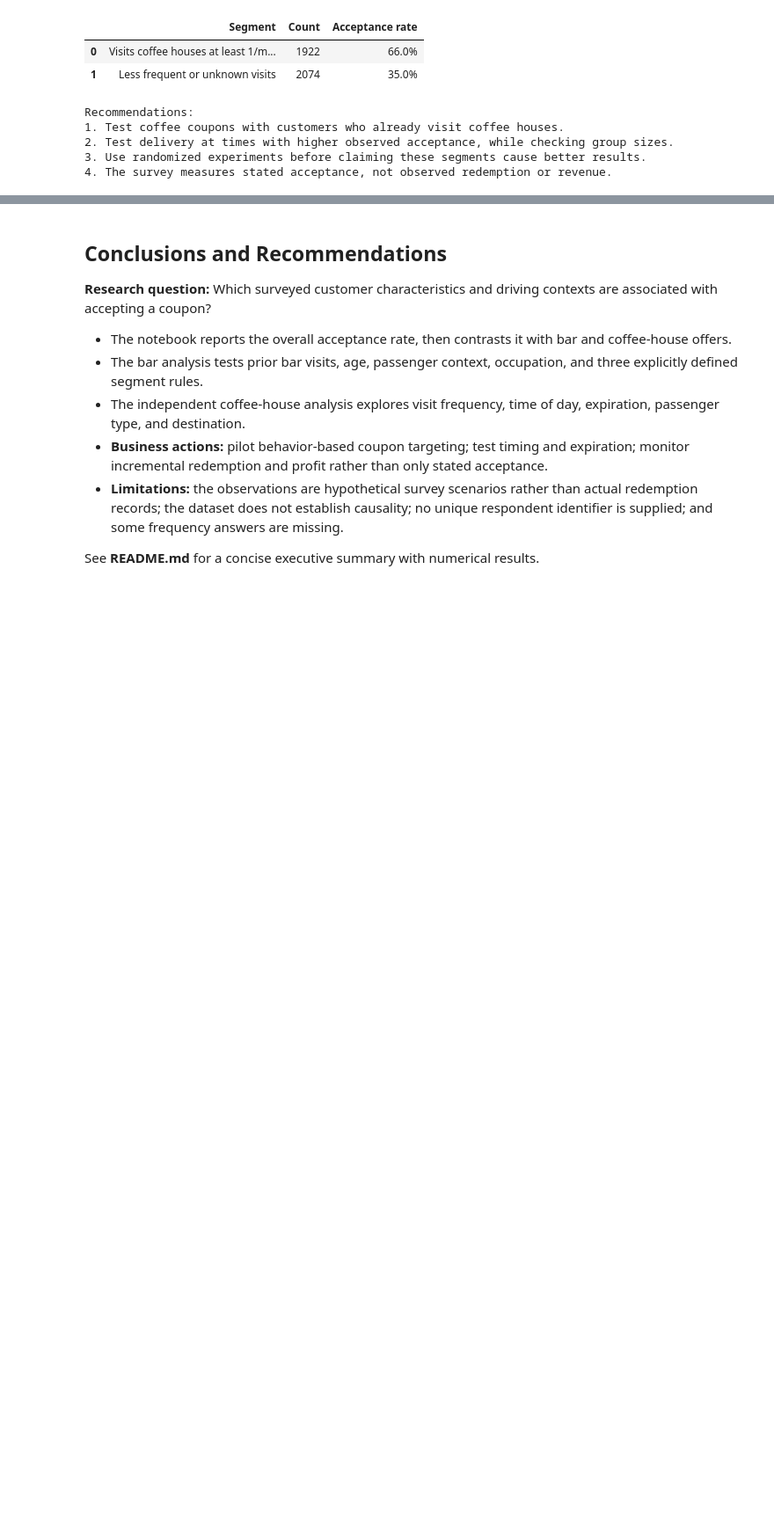
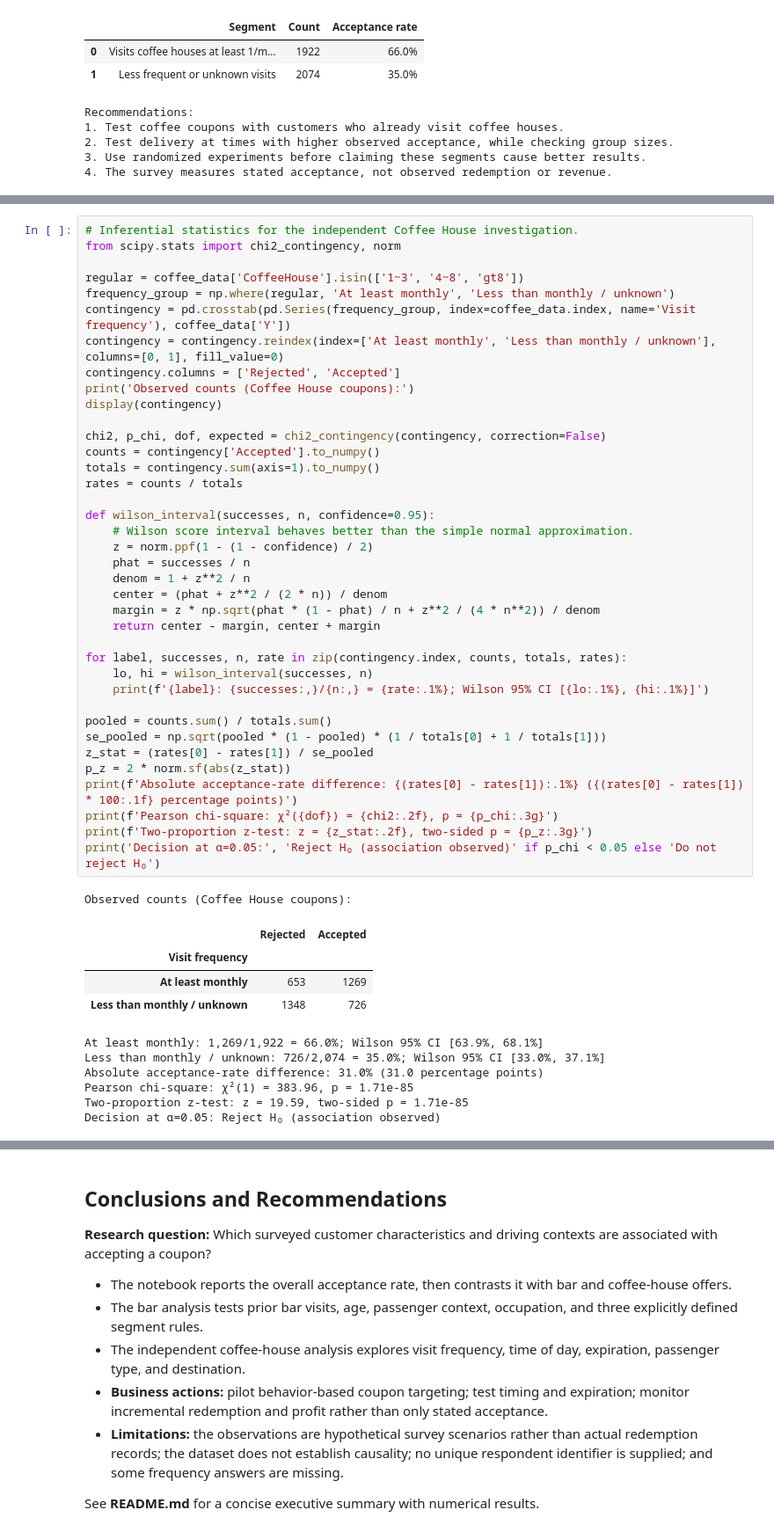
Before and after one commit to trilokreddyarava/Trilok_Berkley_AI_ML_PC, a Jupyter notebook: Module_05/Assignment_5_1_Coupon_Acceptance/notebooks/coupon_acceptance_analysis.ipynb, the cells around one changed output, grey strips where cells are left out. Shown at 88% size. Drawn from its saved outputs; the diff is of its cells as text; blank space fills up the shorter version.

```diff
--- a/Module_05/Assignment_5_1_Coupon_Acceptance/notebooks/coupon_acceptance_analysis.ipynb
+++ b/Module_05/Assignment_5_1_Coupon_Acceptance/notebooks/coupon_acceptance_analysis.ipynb
@@ -425,0 +435,50 @@ Recommendations:
+# %%
+# Inferential statistics for the independent Coffee House investigation.
+from scipy.stats import chi2_contingency, norm
+
+regular = coffee_data['CoffeeHouse'].isin(['1~3', '4~8', 'gt8'])
+frequency_group = np.where(regular, 'At least monthly', 'Less than monthly / unknown')
+contingency = pd.crosstab(pd.Series(frequency_group, index=coffee_data.index, name='Visit frequency'), coffee_data['Y'])
+contingency = contingency.reindex(index=['At least monthly', 'Less than monthly / unknown'], columns=[0, 1], fill_value=0)
+contingency.columns = ['Rejected', 'Accepted']
+print('Observed counts (Coffee House coupons):')
+display(contingency)
+
+chi2, p_chi, dof, expected = chi2_contingency(contingency, correction=False)
+counts = contingency['Accepted'].to_numpy()
+totals = contingency.sum(axis=1).to_numpy()
+rates = counts / totals
+
+def wilson_interval(successes, n, confidence=0.95):
+    # Wilson score interval behaves better than the simple normal approximation.
+    z = norm.ppf(1 - (1 - confidence) / 2)
+    phat = successes / n
+    denom = 1 + z**2 / n
+    center = (phat + z**2 / (2 * n)) / denom
+    margin = z * np.sqrt(phat * (1 - phat) / n + z**2 / (4 * n**2)) / denom
+    return center - margin, center + margin
+
+for label, successes, n, rate in zip(contingency.index, counts, totals, rates):
+    lo, hi = wilson_interval(successes, n)
+    print(f'{label}: {successes:,}/{n:,} = {rate:.1%}; Wilson 95% CI [{lo:.1%}, {hi:.1%}]')
+
+pooled = counts.sum() / totals.sum()
+se_pooled = np.sqrt(pooled * (1 - pooled) * (1 / totals[0] + 1 / totals[1]))
+z_stat = (rates[0] - rates[1]) / se_pooled
+p_z = 2 * norm.sf(abs(z_stat))
+print(f'Absolute acceptance-rate difference: {(rates[0] - rates[1]):.1%} ({(rates[0] - rates[1]) * 100:.1f} percentage points)')
+print(f'Pearson chi-square: χ²({dof}) = {chi2:.2f}, p = {p_chi:.3g}')
+print(f'Two-proportion z-test: z = {z_stat:.2f}, two-sided p = {p_z:.3g}')
+print('Decision at α=0.05:', 'Reject H₀ (association observed)' if p_chi < 0.05 else 'Do not reject H₀')
+# %% [output]
+Observed counts (Coffee House coupons):
+|  | Rejected | Accepted |
+| Visit frequency |  |  |
+| At least monthly | 653 | 1269 |
+| Less than monthly / unknown | 1348 | 726 |
+At least monthly: 1,269/1,922 = 66.0%; Wilson 95% CI [63.9%, 68.1%]
+Less than monthly / unknown: 726/2,074 = 35.0%; Wilson 95% CI [33.0%, 37.1%]
+Absolute acceptance-rate difference: 31.0% (31.0 percentage points)
+Pearson chi-square: χ²(1) = 383.96, p = 1.71e-85
+Two-proportion z-test: z = 19.59, two-sided p = 1.71e-85
+Decision at α=0.05: Reject H₀ (association observed)
```
Also changed, not shown: parts of 4 cells of this notebook.
